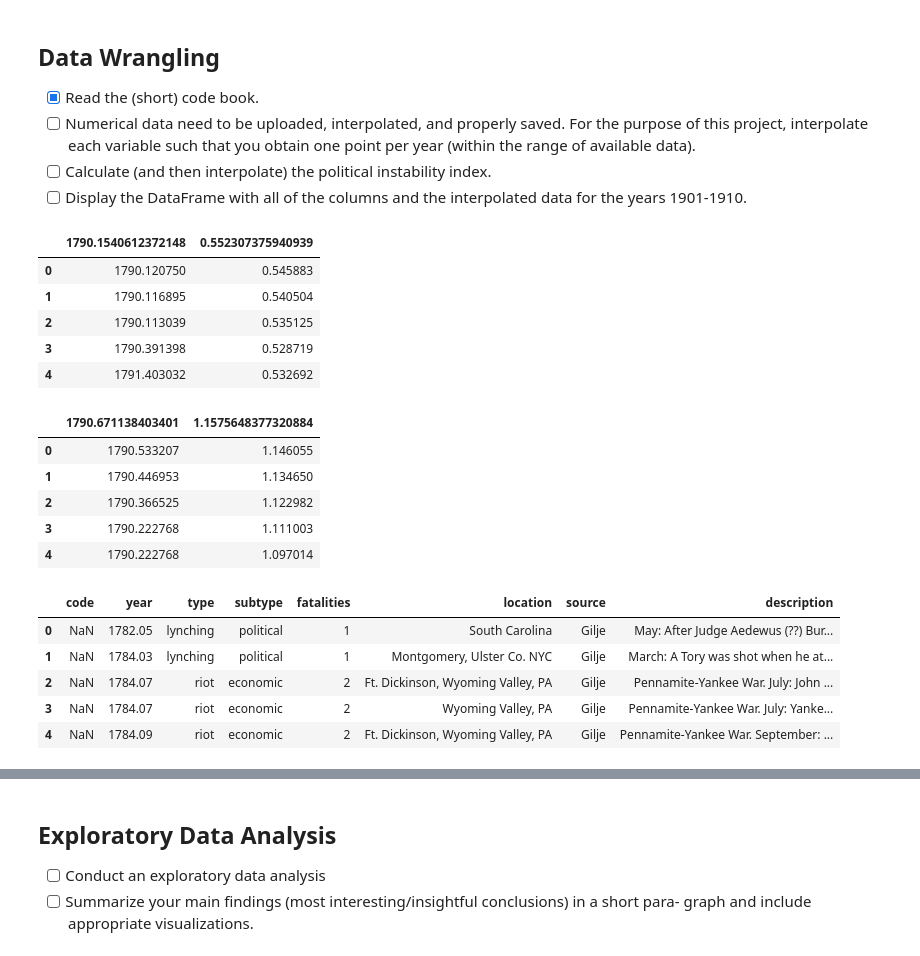
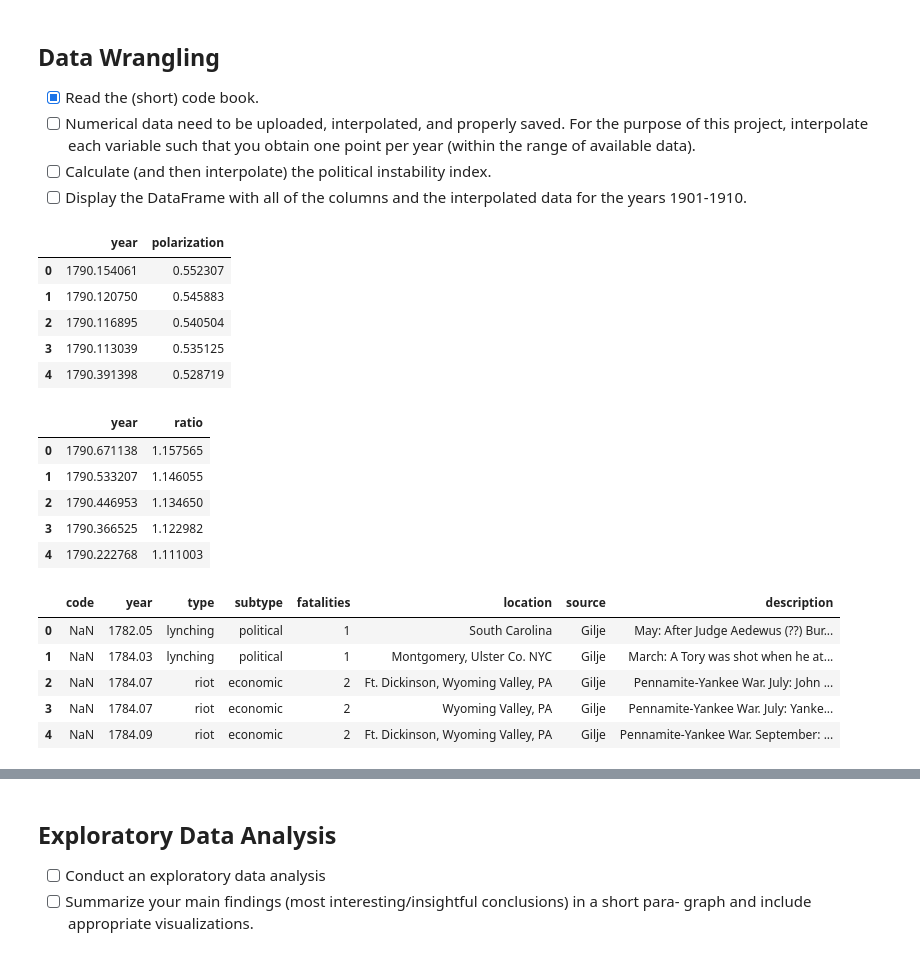
Before and after one commit to yhernandezm05/Final_project_data221, a Jupyter notebook: FInal_project.ipynb, the cells around one changed output, grey strips where cells are left out. Cells and saved outputs as stored; diff of their text form; code cells hidden in the pictures.

```diff
--- a/FInal_project.ipynb
+++ b/FInal_project.ipynb
@@ -31,29 +32,29 @@ the range of available data).
 # %%
 # Dariel
 # - PltPolarizaiton.csv
 # - PltWageGDPRatio.csv
 # - USPVdatabase.xlsx
 
-pltpolar = pd.read_csv("files/PltPolarization.csv", encoding='latin1')
-pltwage = pd.read_csv("files/PltWageGDPRatio.csv", encoding='latin1')
-uspv = pd.read_excel("files/USPVdatabase.xlsx")
+pltpolar = pd.read_csv("files/PltPolarization.csv", header=None, names=["year", "polarization"])
+pltwage = pd.read_csv("files/PltWageGDPRatio.csv", header=None, names=["year", "ratio"])
+uspv = pd.read_csv("files/USPVdatabase.csv")
 
 display(pltpolar.head())
 display(pltwage.head())
 display(uspv.head())
 # %% [output]
-|  | 1790.1540612372148 | 0.552307375940939 |
-| 0 | 1790.120750 | 0.545883 |
-| 1 | 1790.116895 | 0.540504 |
-| 2 | 1790.113039 | 0.535125 |
-| 3 | 1790.391398 | 0.528719 |
-| 4 | 1791.403032 | 0.532692 |
+|  | year | polarization |
+| 0 | 1790.154061 | 0.552307 |
+| 1 | 1790.120750 | 0.545883 |
+| 2 | 1790.116895 | 0.540504 |
+| 3 | 1790.113039 | 0.535125 |
+| 4 | 1790.391398 | 0.528719 |
-|  | 1790.671138403401 | 1.1575648377320884 |
-| 0 | 1790.533207 | 1.146055 |
-| 1 | 1790.446953 | 1.134650 |
-| 2 | 1790.366525 | 1.122982 |
-| 3 | 1790.222768 | 1.111003 |
-| 4 | 1790.222768 | 1.097014 |
+|  | year | ratio |
+| 0 | 1790.671138 | 1.157565 |
+| 1 | 1790.533207 | 1.146055 |
+| 2 | 1790.446953 | 1.134650 |
+| 3 | 1790.366525 | 1.122982 |
+| 4 | 1790.222768 | 1.111003 |
 |  | code | year | type | subtype | fatalities | location | source | description |
 | 0 | NaN | 1782.05 | lynching | political | 1 | South Carolina | Gilje | May: After Judge Aedewus (??) Bur... |
 | 1 | NaN | 1784.03 | lynching | political | 1 | Montgomery, Ulster Co. NYC | Gilje | March: A Tory was shot when he at... |
```
Also changed, not shown: parts of 2 cells of this notebook, 1 other file.
